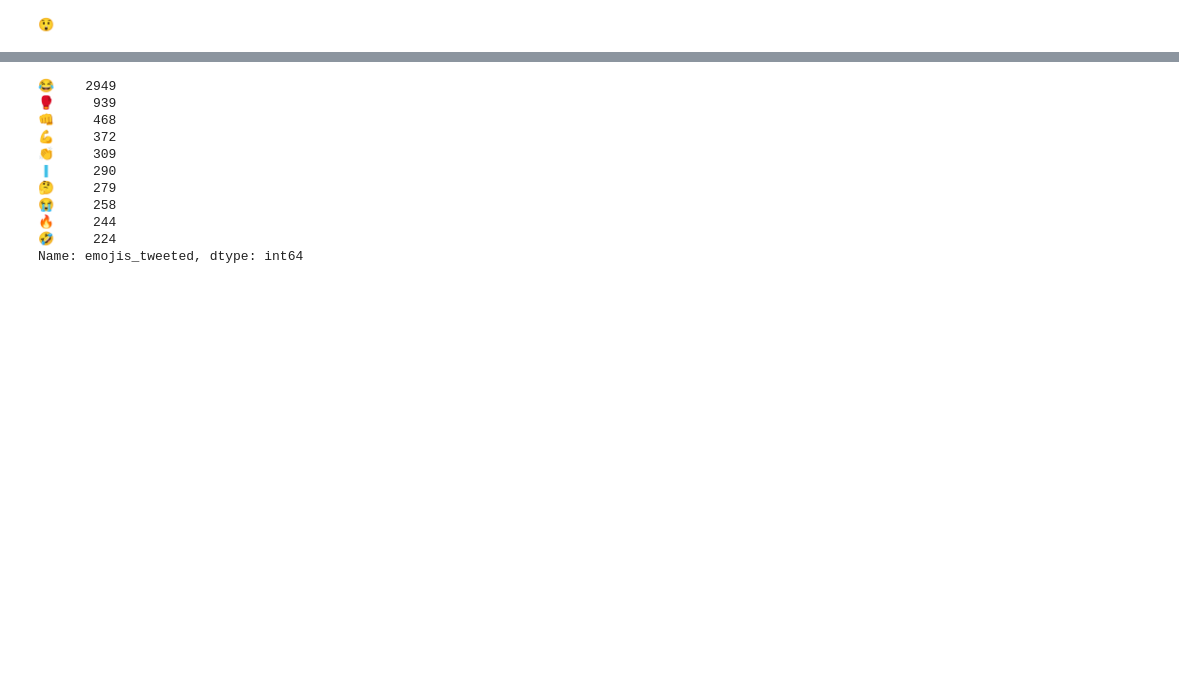
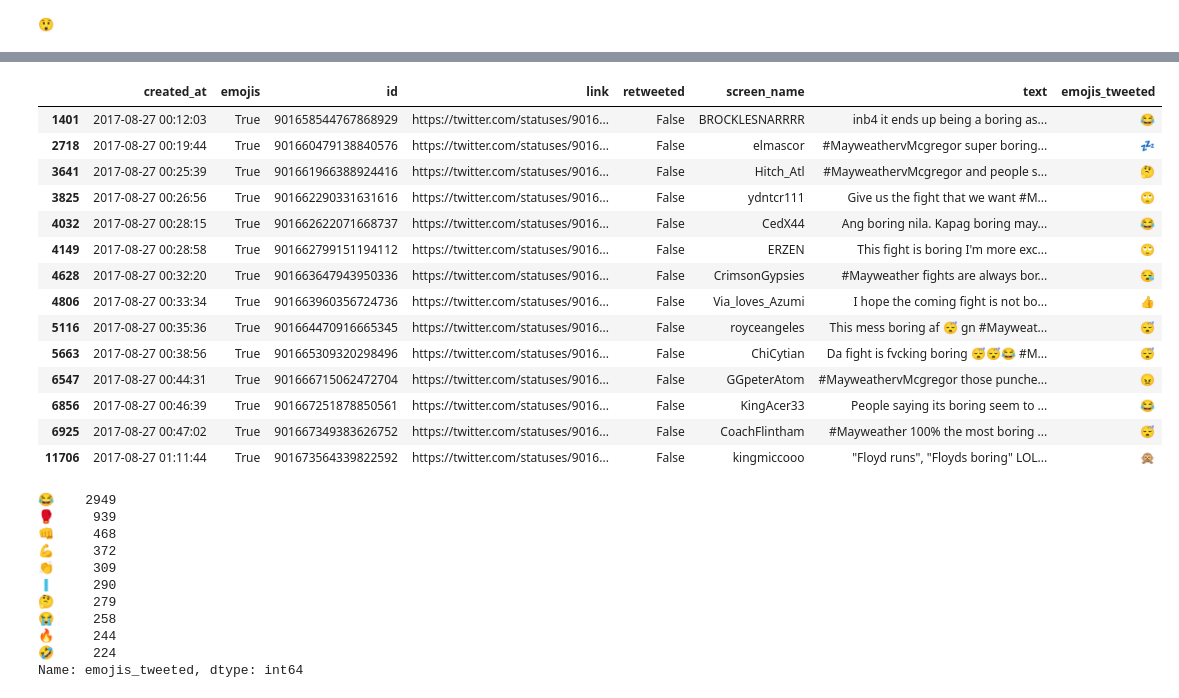
Before and after one commit to bloominstituteoftechnology/DS-Unit-1-Sprint-2-Data-Wrangling-and-Storytelling, a Jupyter notebook: module3-make-explanatory-visualizations/LS_DS_123_Make_Explanatory_Visualizations_Assignment.ipynb, the cells around one changed output, grey strips where cells are left out. Cells and saved outputs as stored; diff of their text form; code cells hidden in the pictures; blank space fills up the shorter version.

```diff
--- a/module3-make-explanatory-visualizations/LS_DS_123_Make_Explanatory_Visualizations_Assignment.ipynb
+++ b/module3-make-explanatory-visualizations/LS_DS_123_Make_Explanatory_Visualizations_Assignment.ipynb
@@ -116,6 +125,24 @@ mm.sort_values(by='created_at', ascending=False).head()
 | 12115 | 2017-08-27 01:14:58 | True | 901674378093613057 | https://twitter.com/statuses/9016... | False | lorybs_ | 😂😂😂😂😂😂😂 rs yo https://t.co/UgMn2H... | 😂 |
 | 12114 | 2017-08-27 01:14:58 | True | 901674378458304516 | https://twitter.com/statuses/9016... | False | imjellly | 😂🔫 https://t.co/VmsbbKmxRc | 😂 |
 | 12113 | 2017-08-27 01:14:57 | True | 901674373635080193 | https://twitter.com/statuses/9016... | False | tirivashe_md | I should have become a golfer 👀 h... | 👀 |
+# %%
+mm.loc[mm['text'].str.contains('boring')]
+# %% [output]
+|  | created_at | emojis | id | link | retweeted | screen_name | text | emojis_tweeted |
+| 1401 | 2017-08-27 00:12:03 | True | 901658544767868929 | https://twitter.com/statuses/9016... | False | BROCKLESNARRRR | inb4 it ends up being a boring as... | 😂 |
+| 2718 | 2017-08-27 00:19:44 | True | 901660479138840576 | https://twitter.com/statuses/9016... | False | elmascor | #MayweathervMcgregor super boring... | 💤 |
+| 3641 | 2017-08-27 00:25:39 | True | 901661966388924416 | https://twitter.com/statuses/9016... | False | Hitch_Atl | #MayweathervMcgregor and people s... | 🤔 |
+| 3825 | 2017-08-27 00:26:56 | True | 901662290331631616 | https://twitter.com/statuses/9016... | False | ydntcr111 | Give us the fight that we want #M... | 🙄 |
+| 4032 | 2017-08-27 00:28:15 | True | 901662622071668737 | https://twitter.com/statuses/9016... | False | CedX44 | Ang boring nila. Kapag boring may... | 😂 |
+| 4149 | 2017-08-27 00:28:58 | True | 901662799151194112 | https://twitter.com/statuses/9016... | False | ERZEN | This fight is boring I'm more exc... | 🙄 |
+| 4628 | 2017-08-27 00:32:20 | True | 901663647943950336 | https://twitter.com/statuses/9016... | False | CrimsonGypsies | #Mayweather fights are always bor... | 😪 |
+| 4806 | 2017-08-27 00:33:34 | True | 901663960356724736 | https://twitter.com/statuses/9016... | False | Via_loves_Azumi | I hope the coming fight is not bo... | 👍 |
+| 5116 | 2017-08-27 00:35:36 | True | 901664470916665345 | https://twitter.com/statuses/9016... | False | royceangeles | This mess boring af 😴 gn #Mayweat... | 😴 |
+| 5663 | 2017-08-27 00:38:56 | True | 901665309320298496 | https://twitter.com/statuses/9016... | False | ChiCytian | Da fight is fvcking boring 😴😴😂 #M... | 😴 |
+| 6547 | 2017-08-27 00:44:31 | True | 901666715062472704 | https://twitter.com/statuses/9016... | False | GGpeterAtom | #MayweathervMcgregor those punche... | 😠 |
+| 6856 | 2017-08-27 00:46:39 | True | 901667251878850561 | https://twitter.com/statuses/9016... | False | KingAcer33 | People saying its boring seem to ... | 😂 |
+| 6925 | 2017-08-27 00:47:02 | True | 901667349383626752 | https://twitter.com/statuses/9016... | False | CoachFlintham | #Mayweather 100% the most boring ... | 😴 |
+| 11706 | 2017-08-27 01:11:44 | True | 901673564339822592 | https://twitter.com/statuses/9016... | False | kingmiccooo | "Floyd runs", "Floyds boring" LOL... | 🙊 |
 # %%
 emoji_counts = mm['emojis_tweeted'].value_counts().nlargest(10)
 emoji_counts
```
Also changed, not shown: parts of 10 cells of this notebook.
